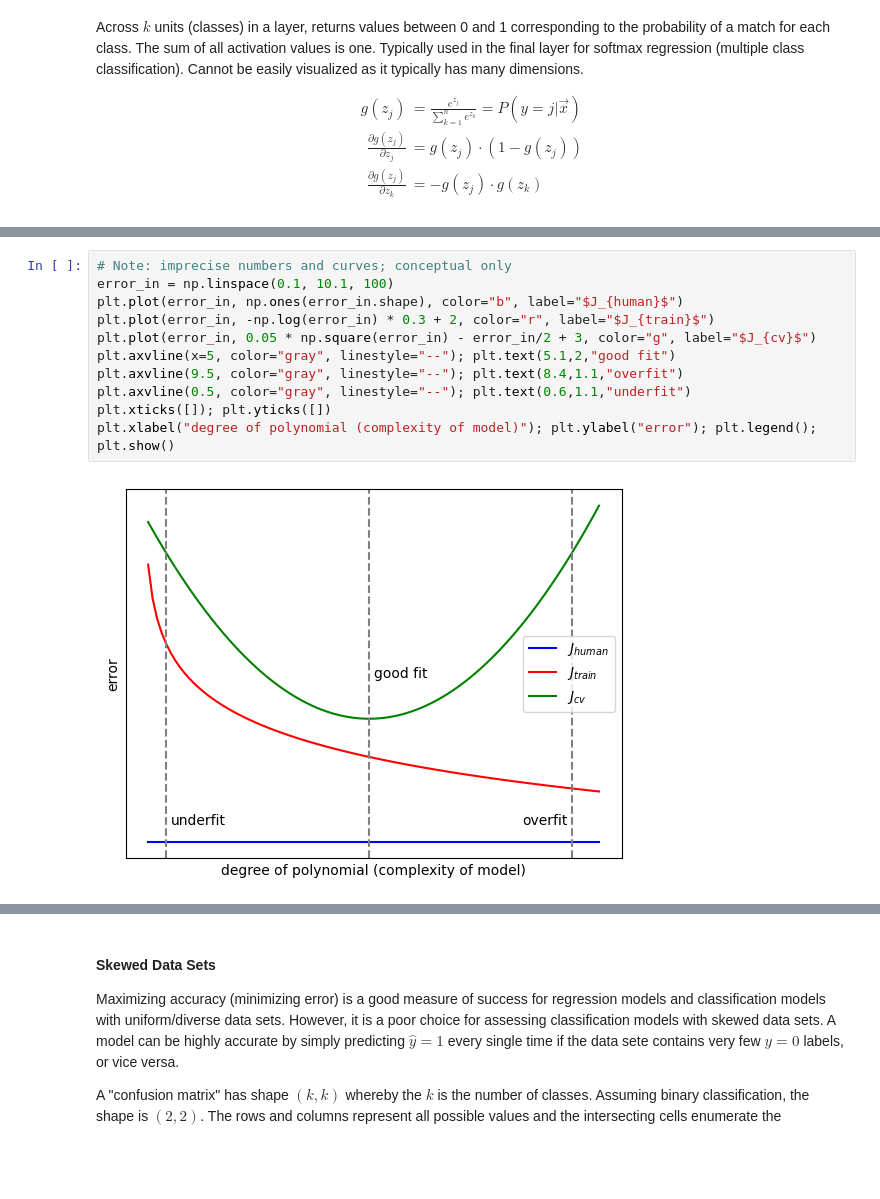
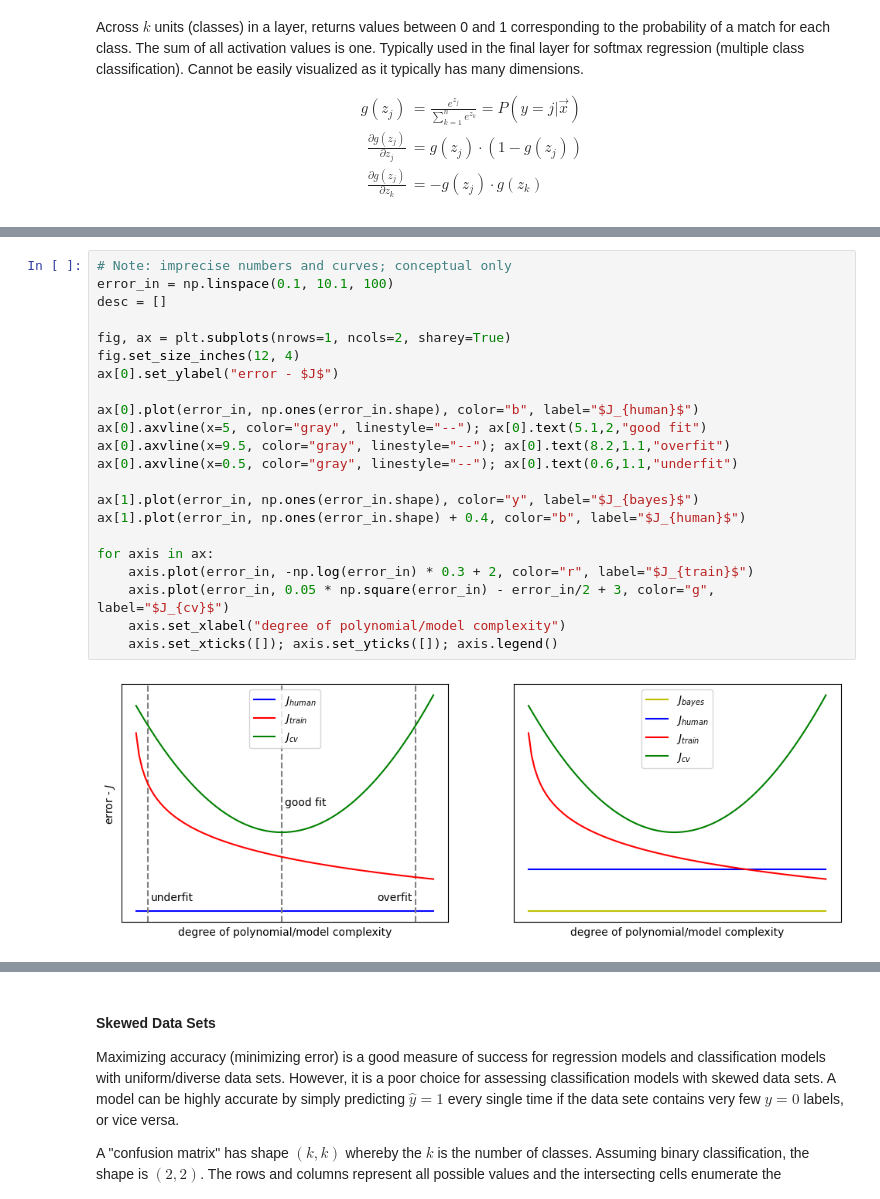
Before and after one commit to nickrusso42518/ml-qrg, a Jupyter notebook: ml_qrg.ipynb, the cells around one changed output, grey strips where cells are left out. Saved outputs shown, nothing was run; the diff lists cells and outputs as text; blank space fills up the shorter version.

Commit message:
bayes

```diff
--- a/ml_qrg.ipynb
+++ b/ml_qrg.ipynb
@@ -603,16 +646,27 @@ Use the plot below to visualize the following text descriptions.
 # %%
 # Note: imprecise numbers and curves; conceptual only
 error_in = np.linspace(0.1, 10.1, 100)
-plt.plot(error_in, np.ones(error_in.shape), color="b", label="$J_{human}$")
-plt.plot(error_in, -np.log(error_in) * 0.3 + 2, color="r", label="$J_{train}$")
-plt.plot(error_in, 0.05 * np.square(error_in) - error_in/2 + 3, color="g", label="$J_{cv}$")
-plt.axvline(x=5, color="gray", linestyle="--"); plt.text(5.1,2,"good fit")
-plt.axvline(9.5, color="gray", linestyle="--"); plt.text(8.4,1.1,"overfit")
-plt.axvline(0.5, color="gray", linestyle="--"); plt.text(0.6,1.1,"underfit")
-plt.xticks([]); plt.yticks([])
-plt.xlabel("degree of polynomial (complexity of model)"); plt.ylabel("error"); plt.legend(); plt.show()
+desc = []
+
+fig, ax = plt.subplots(nrows=1, ncols=2, sharey=True)
+fig.set_size_inches(12, 4)
+ax[0].set_ylabel("error - $J$")
+
+ax[0].plot(error_in, np.ones(error_in.shape), color="b", label="$J_{human}$")
+ax[0].axvline(x=5, color="gray", linestyle="--"); ax[0].text(5.1,2,"good fit")
+ax[0].axvline(x=9.5, color="gray", linestyle="--"); ax[0].text(8.2,1.1,"overfit")
+ax[0].axvline(x=0.5, color="gray", linestyle="--"); ax[0].text(0.6,1.1,"underfit")
+
+ax[1].plot(error_in, np.ones(error_in.shape), color="y", label="$J_{bayes}$")
+ax[1].plot(error_in, np.ones(error_in.shape) + 0.4, color="b", label="$J_{human}$")
+
+for axis in ax:
+    axis.plot(error_in, -np.log(error_in) * 0.3 + 2, color="r", label="$J_{train}$")
+    axis.plot(error_in, 0.05 * np.square(error_in) - error_in/2 + 3, color="g", label="$J_{cv}$")
+    axis.set_xlabel("degree of polynomial/model complexity")
+    axis.set_xticks([]); axis.set_yticks([]); axis.legend()
 # %% [output]
-[figure, old version]
+[figure, new version]
 # %% [markdown]
 #### Test for "good" fit
 If the errors of the training and cross validation sets are close to the human baseline, the model is a good fit. Both the bias and variance are low.
```
Also changed, not shown: parts of 4 cells of this notebook.
